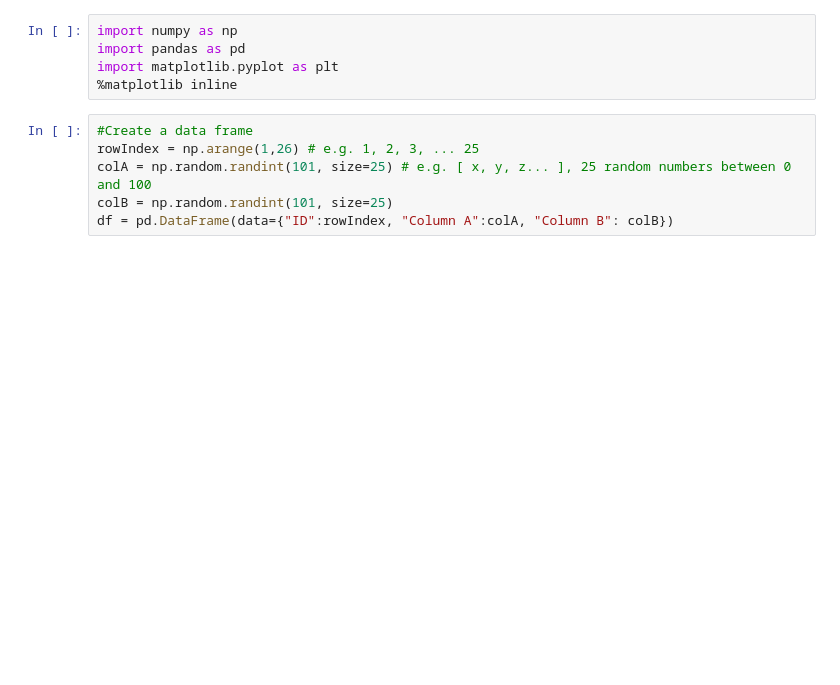
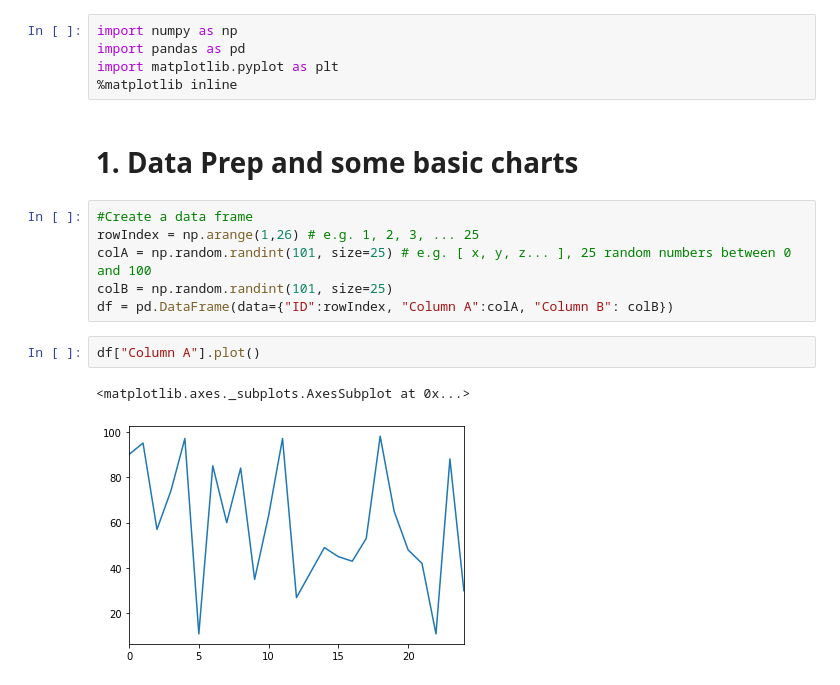
Before and after one commit to ronald-leung/datascience_machinelearning, a Jupyter notebook: visualization/Basic_pyplot_charts.ipynb, the cells around one changed output. Drawn from its saved outputs; the diff is of its cells as text; blank space fills up the shorter version.

```diff
--- a/visualization/Basic_pyplot_charts.ipynb
+++ b/visualization/Basic_pyplot_charts.ipynb
@@ -13,9 +15,16 @@ import numpy as np
 import pandas as pd
 import matplotlib.pyplot as plt
 %matplotlib inline
+# %% [markdown]
+# 1. Data Prep and some basic charts
 # %%
 #Create a data frame
 rowIndex = np.arange(1,26) # e.g. 1, 2, 3, ... 25
 colA = np.random.randint(101, size=25) # e.g. [ x, y, z... ], 25 random numbers between 0 and 100
 colB = np.random.randint(101, size=25)
 df = pd.DataFrame(data={"ID":rowIndex, "Column A":colA, "Column B": colB})
+# %%
+df["Column A"].plot()
+# %% [output]
+<matplotlib.axes._subplots.AxesSubplot at 0x...>
+[figure, added]
```
Also changed, not shown: parts of 16 cells of this notebook.
